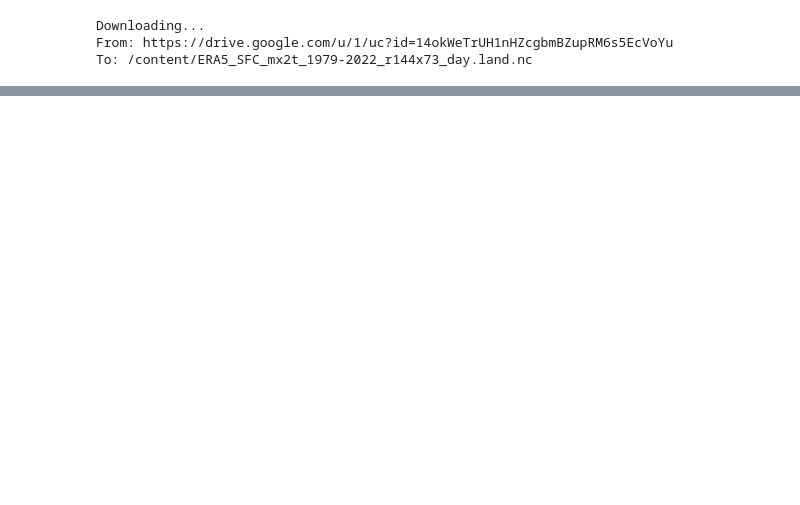
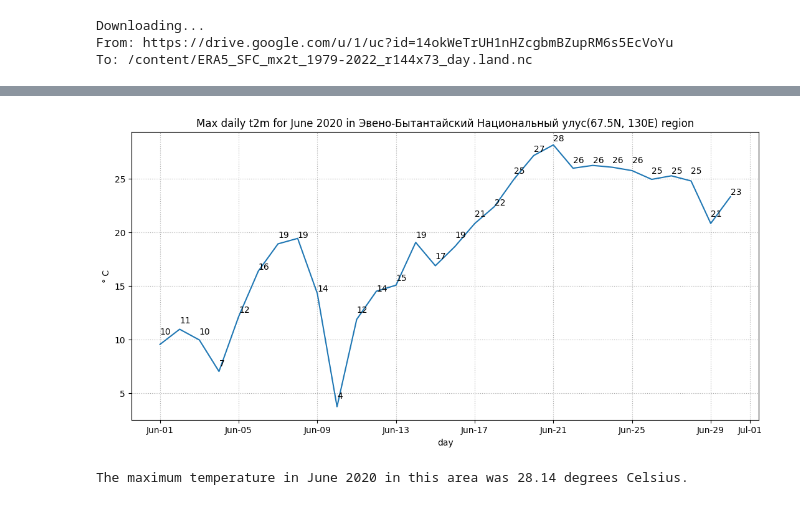
Before and after one commit to xinhe-zhang/heatwave, a Jupyter notebook: HW1.ipynb, the cells around one changed output, grey strips where cells are left out. Cells and saved outputs as stored; diff of their text form; code cells hidden in the pictures; blank space fills up the shorter version.

```diff
--- a/HW1.ipynb
+++ b/HW1.ipynb
@@ -64,0 +103,14 @@ Attributes:
+# %%
+#Write the time format
+ds['time'] = ds['time'].astype('datetime64[ns]')
+print(ds['time'].dtype)
+print(ds['time'])
+
+start_date = np.datetime64('1979-01-01')
+end_date = np.datetime64('2023-01-01')  # Adjust the end date as needed
+
+# Create a time array with intervals of 1 day
+time_array = np.arange(start_date, end_date, np.timedelta64(1, 'D'))
+
+print(time_array)
+ds['time'] = time_array
@@ -64,0 +134,6 @@ Attributes:
+# %%
+#Select the month and location
+ds_t2m=ds.sel(time=ds.time.dt.month.isin([6])).sel(lat=67.5, lon=130, method="nearest")
+# %%
+mx2t = ds_t2m['mx2t']
+print(mx2t)
@@ -64,0 +148,5 @@ Attributes:
+# %%
+#filter 2020 June
+x_2020_max = mx2t.sel(time=slice('2020-06-01', '2020-06-30'))
+print(x_2020_max)
+#now we got data only in the 30 days in June, 2020
@@ -64,0 +166,19 @@ Attributes:
+# %%
+#a line plot that shows temperature fluctuation in June, 2002
+fig, ax = plt.subplots(1, 1, figsize = (13, 6))
+ax.plot(x_2020_max.time, x_2020_max)
+ax.set_title('Max daily t2m for June 2020 in Эвено-Бытантайский Национальный улус(67.5N, 130E) region')
+ax.set_ylabel('° C')
+ax.set_xlabel('day')
+ax.grid(linestyle='dotted')
+ax.xaxis.set_major_formatter(mdates.DateFormatter('%b-%d'))
+#put the max.T value on each point
+for i,j in zip(x_2020_max.time, np.around(x_2020_max.values, 0).astype(int)):
+    ax.annotate(str(j),xy=(i,j+0.5))
+# %% [output]
+[figure, added]
+# %%
+print('The maximum temperature in June 2020 in this area was',
+      np.around(x_2020_max.max().values, 2), 'degrees Celsius.')
+# %% [output]
+The maximum temperature in June 2020 in this area was 28.14 degrees Celsius.
```
Also changed, not shown: parts of 17 cells of this notebook.
